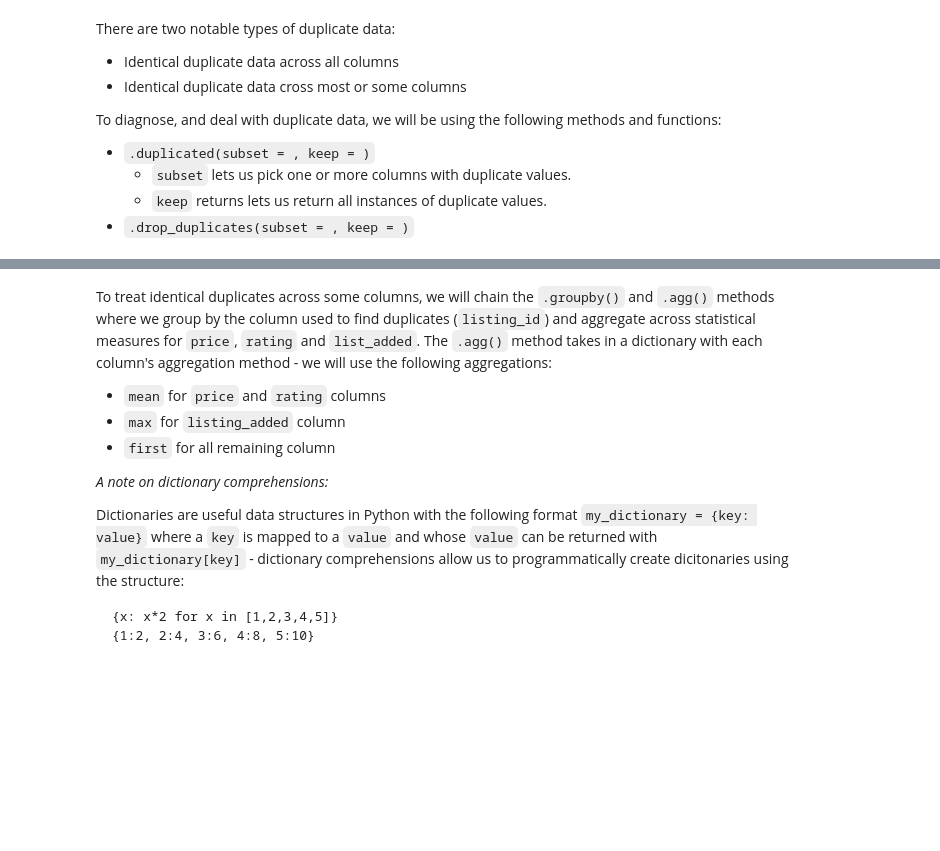
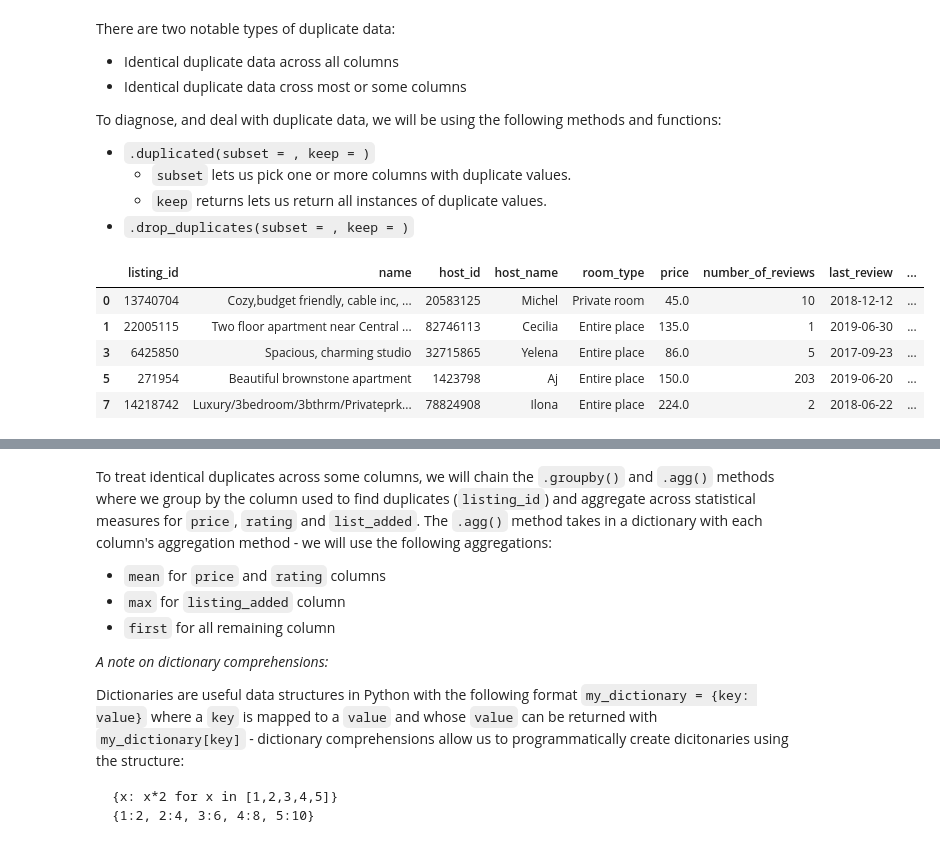
Before and after one commit to Ala-Eddine-Mezdoud/data_mining, a Jupyter notebook: Lab 2/Part2/Lab2-pre-processing - part2.ipynb, the cells around one changed output, grey strips where cells are left out. Saved outputs shown, nothing was run; the diff lists cells and outputs as text; code cells hidden in the pictures; blank space fills up the shorter version.

```diff
--- a/Lab 2/Part2/Lab2-pre-processing - part2.ipynb
+++ b/Lab 2/Part2/Lab2-pre-processing - part2.ipynb
@@ -703,5 +760,13 @@ To diagnose, and deal with duplicate data, we will be using the following method
 - `.drop_duplicates(subset = , keep = )`
 # %%
 # Print the header of the DataFrame again
+airbnb.head()
+# %% [output]
+|  | listing_id | name | host_id | host_name | room_type | price | number_of_reviews | last_review | ... |
+| 0 | 13740704 | Cozy,budget friendly, cable inc, ... | 20583125 | Michel | Private room | 45.0 | 10 | 2018-12-12 | ... |
+| 1 | 22005115 | Two floor apartment near Central ... | 82746113 | Cecilia | Entire place | 135.0 | 1 | 2019-06-30 | ... |
+| 3 | 6425850 | Spacious, charming studio | 32715865 | Yelena | Entire place | 86.0 | 5 | 2017-09-23 | ... |
+| 5 | 271954 | Beautiful brownstone apartment | 1423798 | Aj | Entire place | 150.0 | 203 | 2019-06-20 | ... |
+| 7 | 14218742 | Luxury/3bedroom/3bthrm/Privateprk... | 78824908 | Ilona | Entire place | 224.0 | 2 | 2018-06-22 | ... |
 # %%
 # Find duplicates
```
Also changed, not shown: parts of 18 cells of this notebook.
